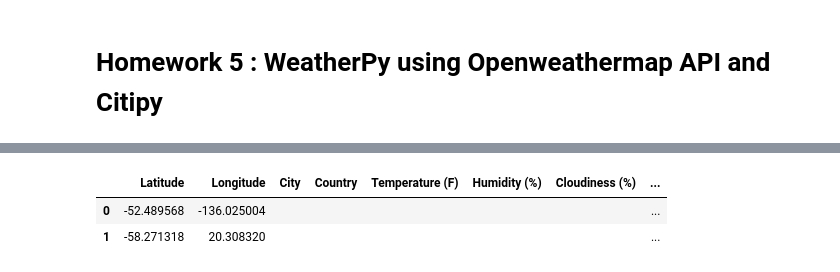
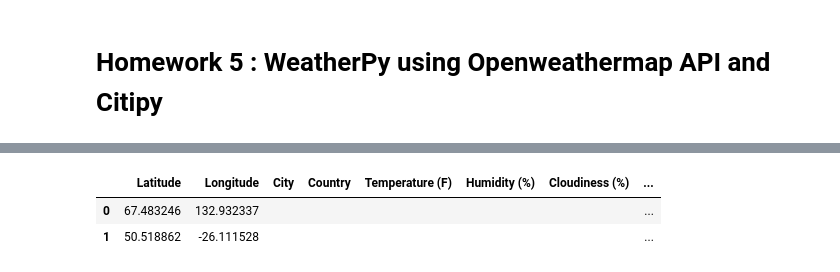
Before and after one commit to tta415/weatherpy, a Jupyter notebook: WeatherPy.ipynb, the cells around one changed output, grey strips where cells are left out. Saved outputs shown, nothing was run; the diff lists cells and outputs as text; code cells hidden in the pictures.

```diff
--- a/WeatherPy.ipynb
+++ b/WeatherPy.ipynb
@@ -48,18 +49,16 @@ df.head(3)
 # %%
 # Create additional colums for City, Temperature (F), Humidity (%), Cloudiness (%), Wind Speed (mph)
 df['City'] = ""
 df['Country'] = ""
 df['Temperature (F)'] = ""
 df['Humidity (%)'] = ""
 df['Cloudiness (%)'] = ""
 df['Wind Speed (mph)'] = ""
-df['Lat'] = ""
-df['Lon'] = ""
 df.head(2)
 # %% [output]
 |  | Latitude | Longitude | City | Country | Temperature (F) | Humidity (%) | Cloudiness (%) | ... |
-| 0 | -52.489568 | -136.025004 |  |  |  |  |  | ... |
-| 1 | -58.271318 | 20.308320 |  |  |  |  |  | ... |
+| 0 | 67.483246 | 132.932337 |  |  |  |  |  | ... |
+| 1 | 50.518862 | -26.111528 |  |  |  |  |  | ... |
 # %%
 # Loop through coordinates in df with Citipy to return cities
 row_count = 1
```
Also changed, not shown: parts of 13 cells of this notebook.
